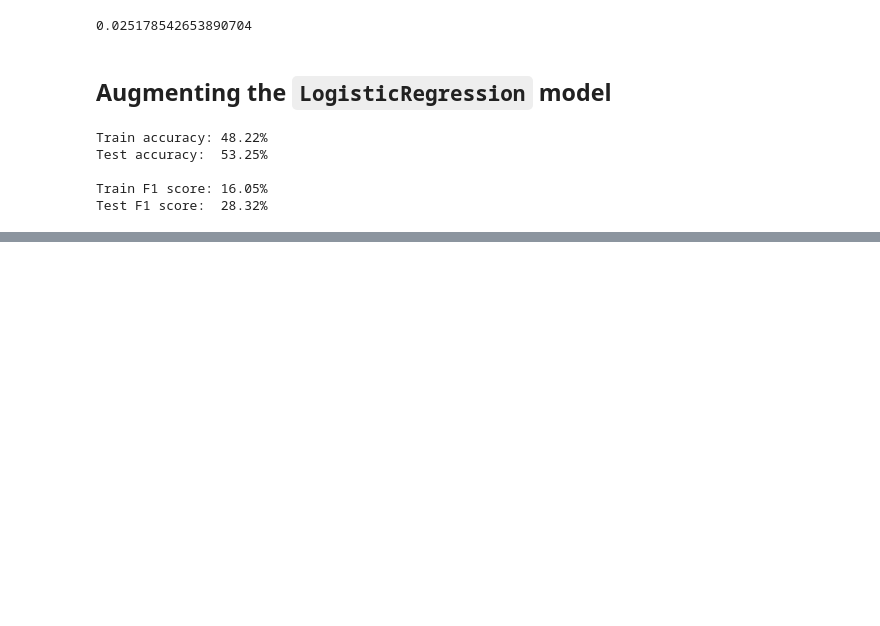
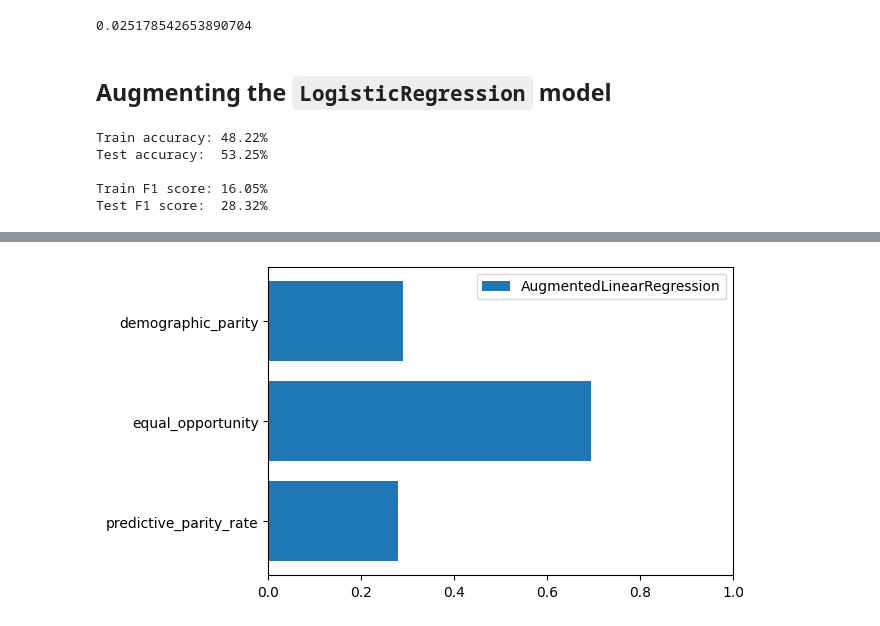
Before and after one commit to mim-uw/eXplainableMachineLearning-2024, a Jupyter notebook: Homeworks/HW2/MateuszSzymanski/MateuszSzymanski.ipynb, the cells around one changed output, grey strips where cells are left out. Drawn from its saved outputs; the diff is of its cells as text; code cells hidden in the pictures; blank space fills up the shorter version.

```diff
--- a/Homeworks/HW2/MateuszSzymanski/Mateusz_Szymanski_Homework2.ipynb
+++ b/Homeworks/HW2/MateuszSzymanski/MateuszSzymanski.ipynb
@@ -777,6 +826,9 @@ display(demographic_parity(aug_logistic_regression))
 display(calculate_score(aug_logistic_regression, TPR))
 display(calculate_score(aug_logistic_regression, PPV))
 display(calculate_score(aug_logistic_regression, NPV))
+
+aug_logistic_regression_scores = get_overall_scores(aug_logistic_regression)
+display(aug_logistic_regression_scores)
 # %% [output]
 |  | value | value_comp | ratio | score | threshold |
 | race |  |  |  |  |  |
@@ -808,0 +863,4 @@ display(calculate_score(aug_logistic_regression, NPV))
+# %%
+draw_scores(aug_logistic_regression_scores, 'AugmentedLinearRegression')
+# %% [output]
+[figure, added]
```
Also changed, not shown: parts of 11 cells of this notebook, 1 other file.
